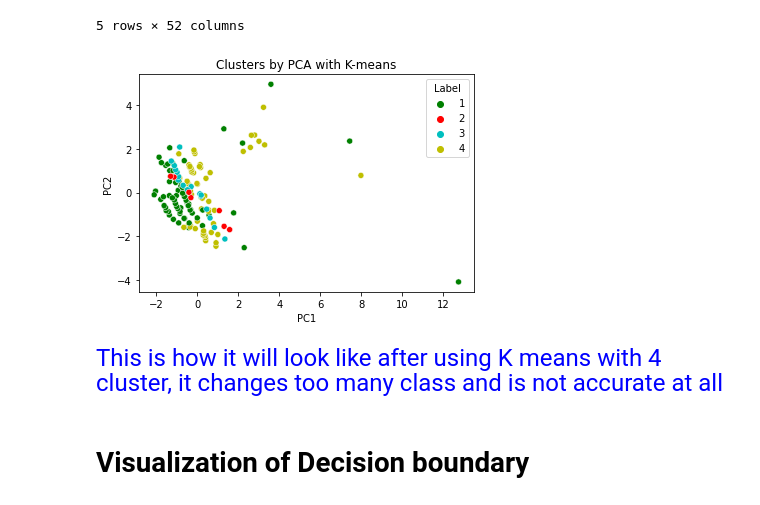
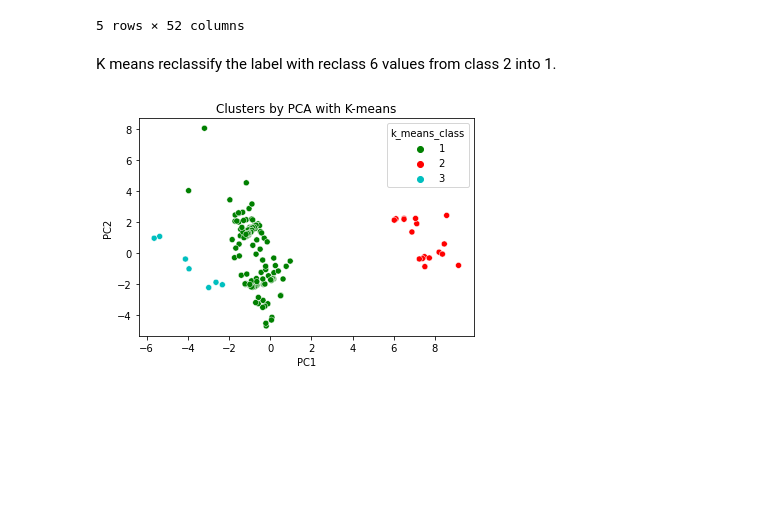
Before and after one commit to goldslime123/csc3005-DA, a Jupyter notebook: MeterD.ipynb, the cells around one changed output. Cells and saved outputs as stored; diff of their text form; code cells hidden in the pictures; blank space fills up the shorter version.

Commit message:
updated meter b,d,merge

```diff
--- a/MeterD.ipynb
+++ b/MeterD.ipynb
@@ -501,0 +594,8 @@ Tbe importance of each feature is reflected by the magnitude of the correspondin
+# %%
+from sklearn.decomposition import PCA
+
+pca = PCA(0.95)#0.99
+pca.fit(df_median_meterD)
+X_pca = pca.fit_transform(df_median_meterD)
+print("original shape:   ", X.shape)
+print("transformed shape:", X_pca.shape)
@@ -1130,5 +1331,5 @@ plt.show()
 # %%
-kmeans_pca = KMeans(n_clusters=4,init='k-means++',random_state=0)
+kmeans_pca = KMeans(n_clusters=3,init='k-means++',random_state=0)
 # fit data into kmeans model
 kmeans_pca.fit(X_pca)
 # %% [output]
@@ -1136,6 +1339,6 @@ KMeans(n_clusters=4, random_state=0)
 # %%
 df_segm_pca_kmeans = pd.concat([dataset.reset_index(drop=True),pd.DataFrame(X_pca)],axis=1)
-df_segm_pca_kmeans.columns.values[-4:] =['PC1','PC2','PC3','PC4']
+df_segm_pca_kmeans.columns.values[-6:] =['PC1','PC2','PC3','PC4','PC5','PC6']
 df_segm_pca_kmeans['K-means']= kmeans_pca.labels_
 df_segm_pca_kmeans.head()
 # %% [output]
@@ -1146,19 +1349,16 @@ df_segm_pca_kmeans.head()
 | 3 | 1.09083 | 1.01319 | 0.99491 | 3.39944 | 3.72500 | 3.66056 | ... |
 | 4 | 1.09382 | 1.00972 | 1.00362 | 3.39889 | 3.70278 | 3.68139 | ... |
 5 rows × 52 columns
+# %%
+df_segm_pca_kmeans['k_means_class']=df_segm_pca_kmeans['K-means'].map({0:1,1:3,2:2})
+# %% [markdown]
+K means reclassify the label with reclass 6 values from class 2 into 1.
 # %%
-df_segm_pca_kmeans['Label']=df_segm_pca_kmeans['K-means'].map({0:1,1:2,2:3,3:4})
-
 import seaborn as sns
-
 x_axis= df_segm_pca_kmeans['PC1']
 y_axis= df_segm_pca_kmeans['PC2']
-sns.scatterplot(x_axis,y_axis,hue=df_segm_pca_kmeans['Label'],palette=['g','r','c','y'])
+sns.scatterplot(x_axis,y_axis,hue=df_segm_pca_kmeans['k_means_class'],palette=['g','r','c'])
 plt.title('Clusters by PCA with K-means')
 plt.show()
 # %% [output]
-[figure, old version]
+[figure, new version]
-# %% [markdown]
-<font font size="5" color='blue'> This is how it will look like after using K means with 4 cluster, it changes too many class and is not accurate at all  </font>
-# %% [markdown]
-# Visualization of Decision boundary
```
Also changed, not shown: parts of 109 cells of this notebook, 2 other files.
